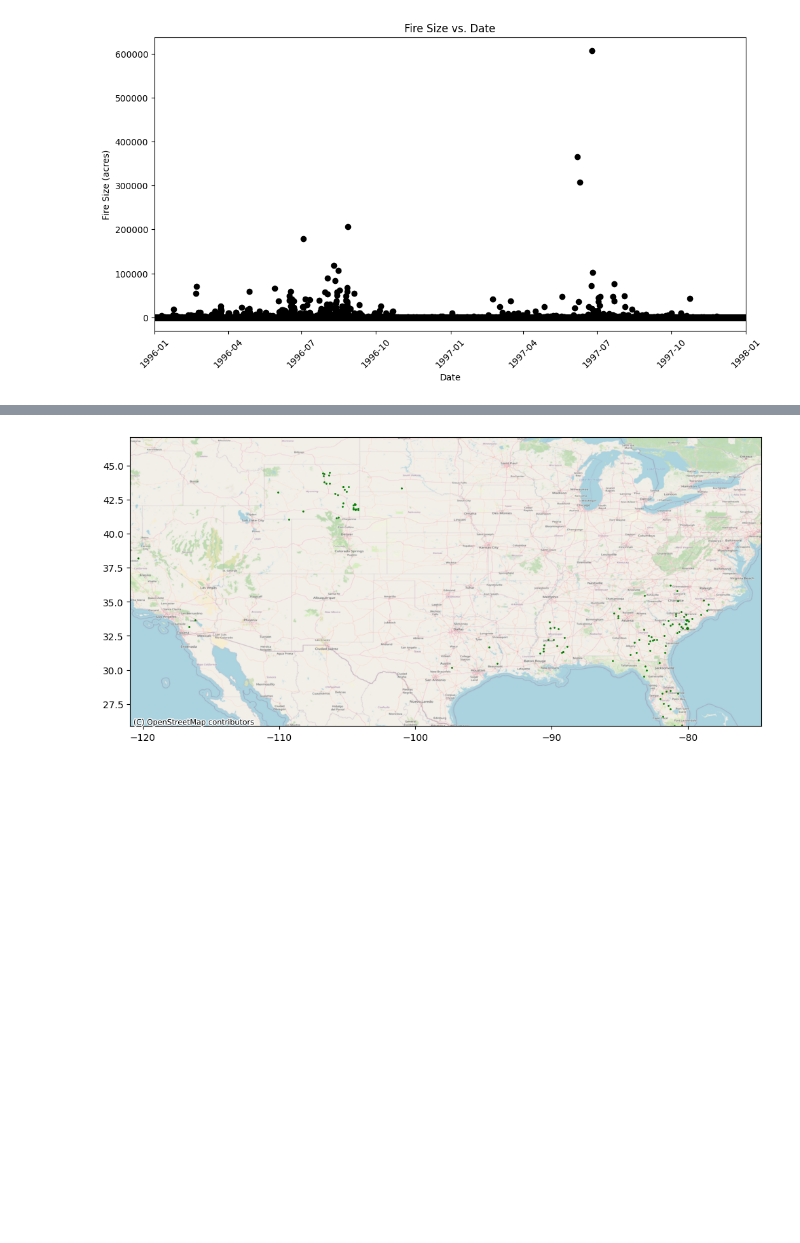
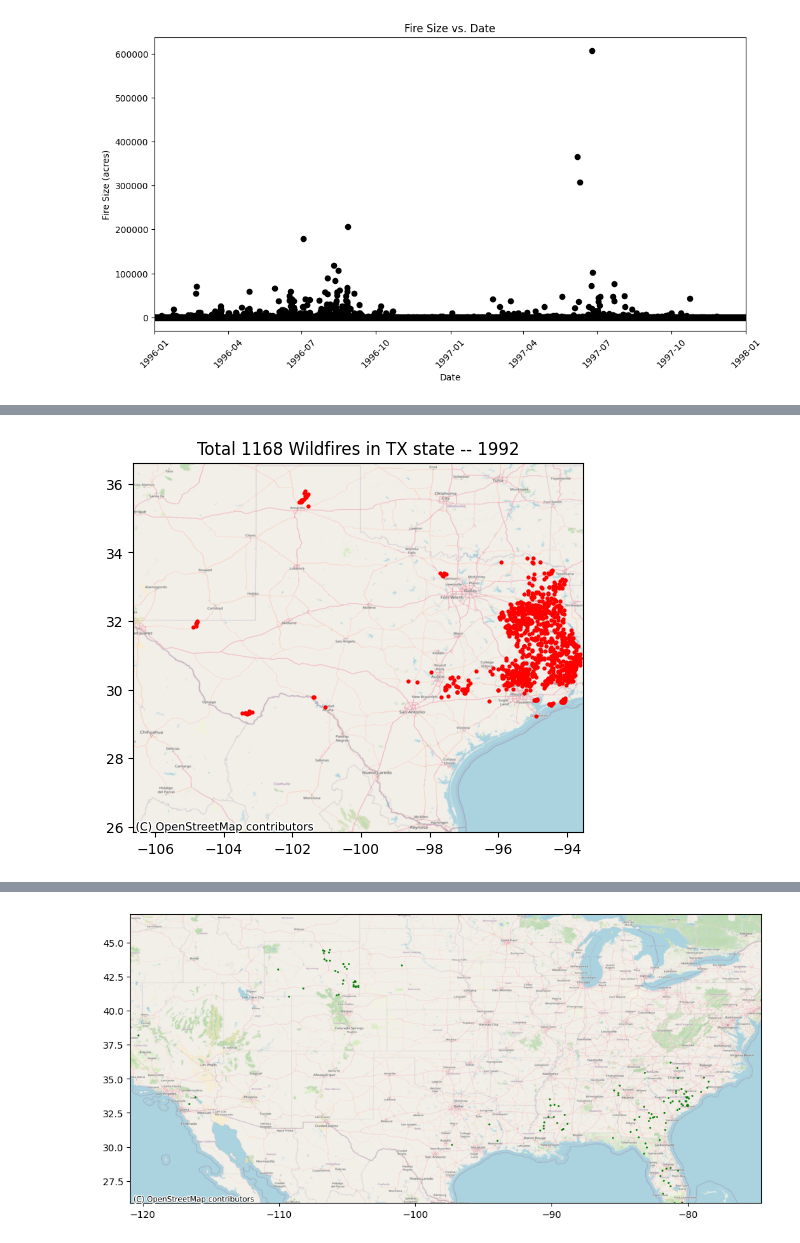
Before and after one commit to DanialArab/Geospatial_Data_Science, a Jupyter notebook: My GIS Projects/2. Exploratory Data Analysis on US Wildfires/EDA on 1.88 Million US Wildfires.ipynb, the cells around one changed output, grey strips where cells are left out. Cells and saved outputs as stored; diff of their text form; code cells hidden in the pictures; blank space fills up the shorter version.

```diff
--- a/My GIS Projects/2. Exploratory Data Analysis on US Wildfires/EDA on 1.88 Million US Wildfires.ipynb
+++ b/My GIS Projects/2. Exploratory Data Analysis on US Wildfires/EDA on 1.88 Million US Wildfires.ipynb
@@ -1007,0 +1028,4 @@ HERE
+# %%
+plotter_4(df, 'TX', 1992)
+# %% [output]
+[figure, added]
```
Also changed, not shown: parts of 25 cells of this notebook, 24 other files.
